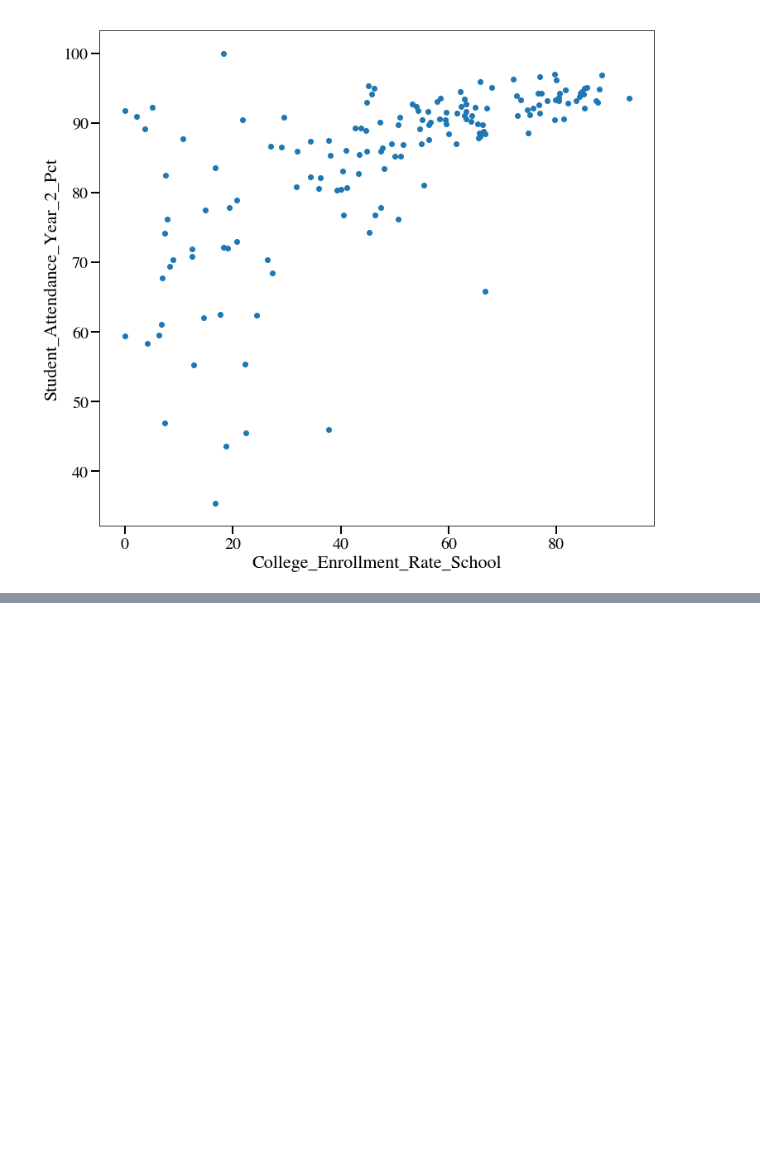
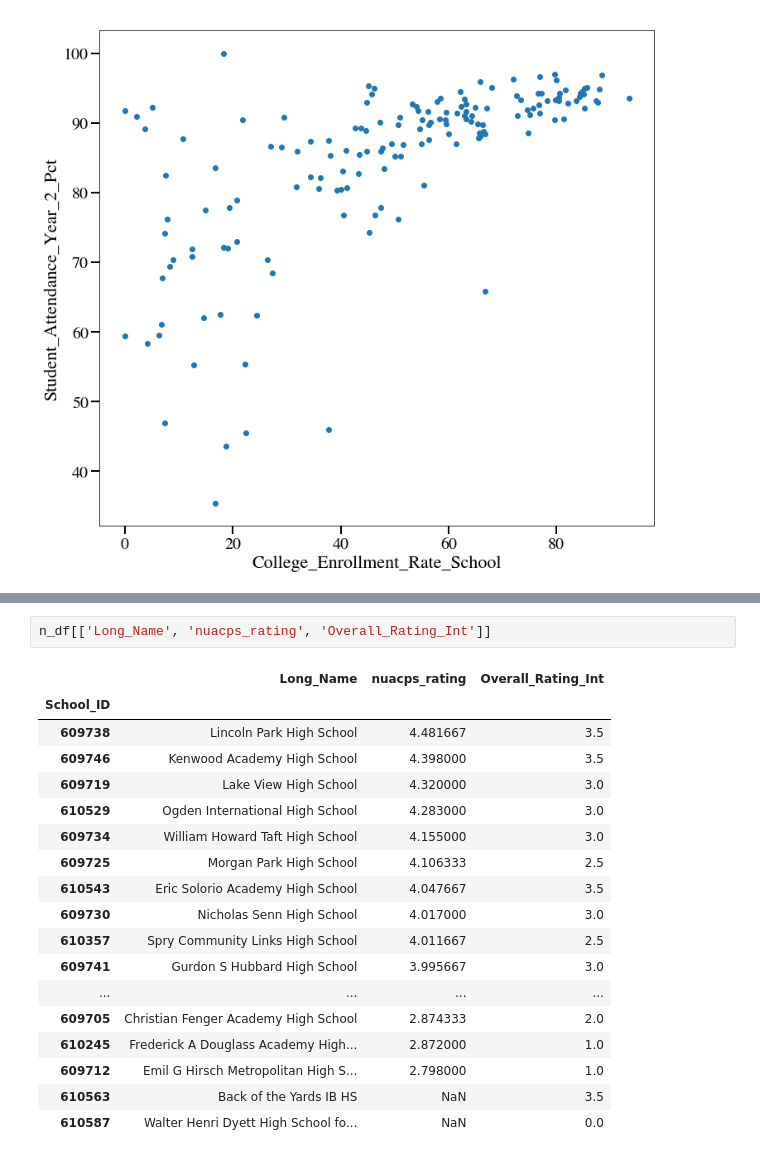
Before and after one commit to avault/chicago_public_schools, a Jupyter notebook: analyses/analysis_zach.ipynb, the cells around one changed output, grey strips where cells are left out. Saved outputs shown, nothing was run; the diff lists cells and outputs as text; blank space fills up the shorter version.

```diff
--- a/analyses/analysis_zach.ipynb
+++ b/analyses/analysis_zach.ipynb
@@ -275,0 +411,21 @@ scatter_plot( hs_df, 'College_Enrollment_Rate_School', 'Student_Attendance_Year_
+# %%
+n_df[['Long_Name', 'nuacps_rating', 'Overall_Rating_Int']]
+# %% [output]
+|  | Long_Name | nuacps_rating | Overall_Rating_Int |
+| School_ID |  |  |  |
+| 609738 | Lincoln Park High School | 4.481667 | 3.5 |
+| 609746 | Kenwood Academy High School | 4.398000 | 3.5 |
+| 609719 | Lake View High School | 4.320000 | 3.0 |
+| 610529 | Ogden International High School | 4.283000 | 3.0 |
+| 609734 | William Howard Taft High School | 4.155000 | 3.0 |
+| 609725 | Morgan Park High School | 4.106333 | 2.5 |
+| 610543 | Eric Solorio Academy High School | 4.047667 | 3.5 |
+| 609730 | Nicholas Senn High School | 4.017000 | 3.0 |
+| 610357 | Spry Community Links High School | 4.011667 | 2.5 |
+| 609741 | Gurdon S Hubbard High School | 3.995667 | 3.0 |
+| ... | ... | ... | ... |
+| 609705 | Christian Fenger Academy High School | 2.874333 | 2.0 |
+| 610245 | Frederick A Douglass Academy High... | 2.872000 | 1.0 |
+| 609712 | Emil G Hirsch Metropolitan High S... | 2.798000 | 1.0 |
+| 610563 | Back of the Yards IB HS | NaN | 3.5 |
+| 610587 | Walter Henri Dyett High School fo... | NaN | 0.0 |
```
Also changed, not shown: parts of 19 cells of this notebook, 1 other file.
